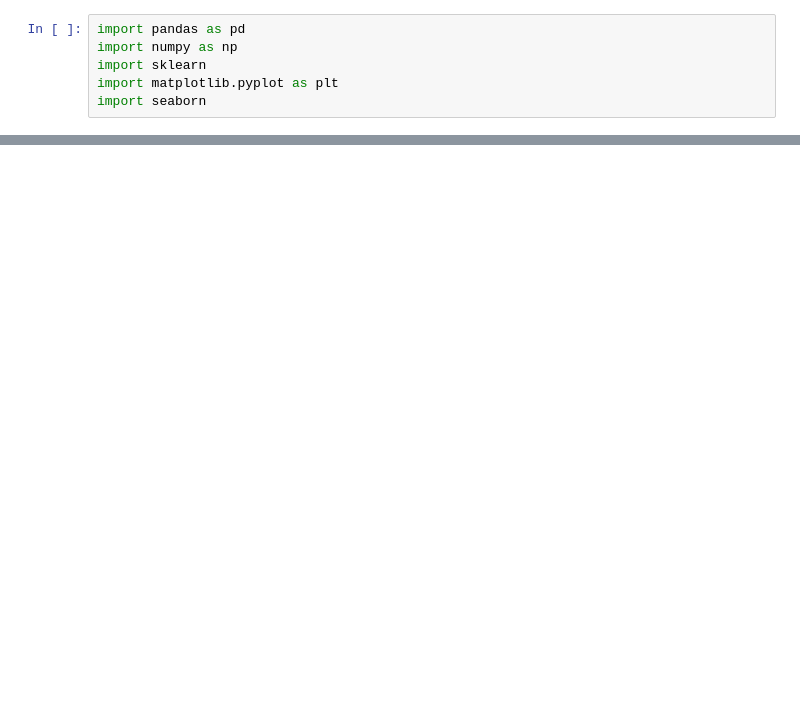
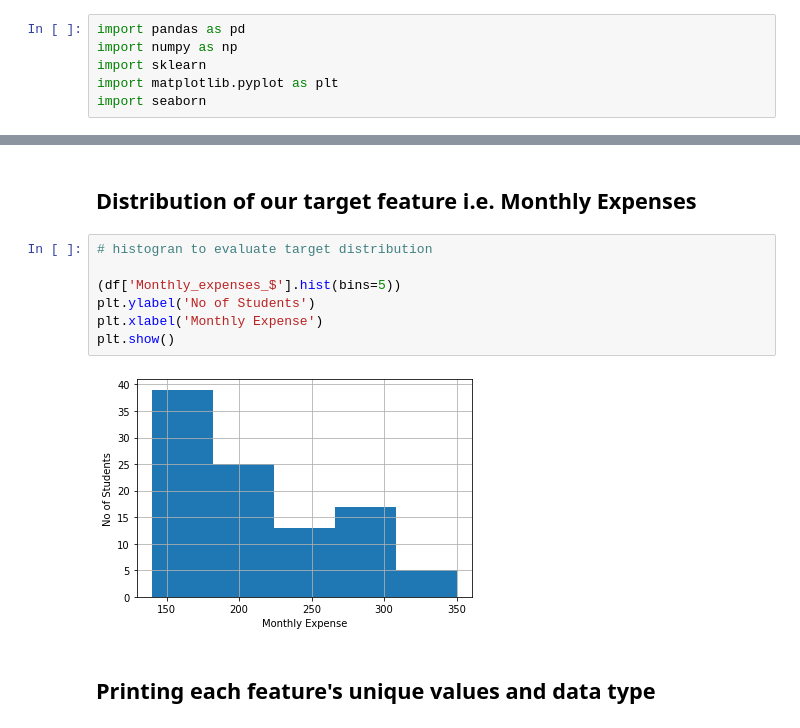
Before and after one commit to ashu-sharma07/budget-owl-ml, a Jupyter notebook: research_env/Data_analysis.ipynb, the cells around one changed output, grey strips where cells are left out. Cells and saved outputs as stored; diff of their text form; blank space fills up the shorter version.

Commit message:
Feature Engineering py notebook added
The dataset is cleaned, na values removed and categorical variables
encoded

```diff
--- a/research_env/Data_analysis.ipynb
+++ b/research_env/Data_analysis.ipynb
@@ -10,0 +70,13 @@ FileNotFoundError: [Errno 2] No such file or directory: 'data.csv'
+# %% [markdown]
+## Distribution of our target feature i.e. Monthly Expenses
+# %%
+# histogran to evaluate target distribution
+
+(df['Monthly_expenses_$'].hist(bins=5))
+plt.ylabel('No of Students')
+plt.xlabel('Monthly Expense')
+plt.show()
+# %% [output]
+[figure, added]
+# %% [markdown]
+## Printing each feature's unique values and data type
```
Also changed, not shown: parts of 18 cells of this notebook, 1 other file.
